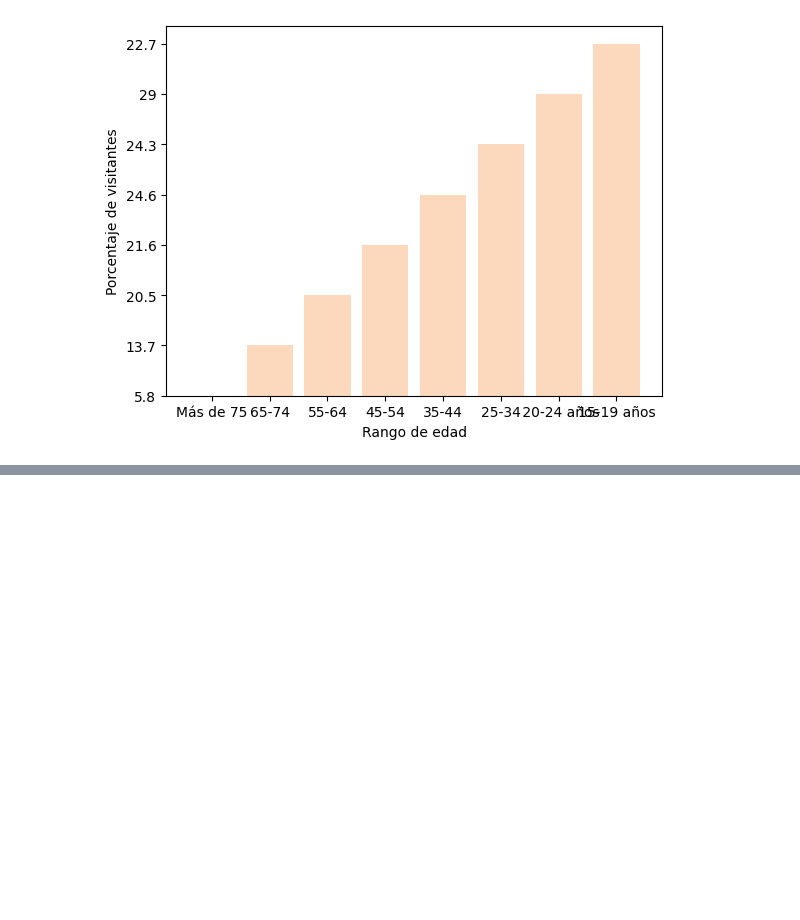
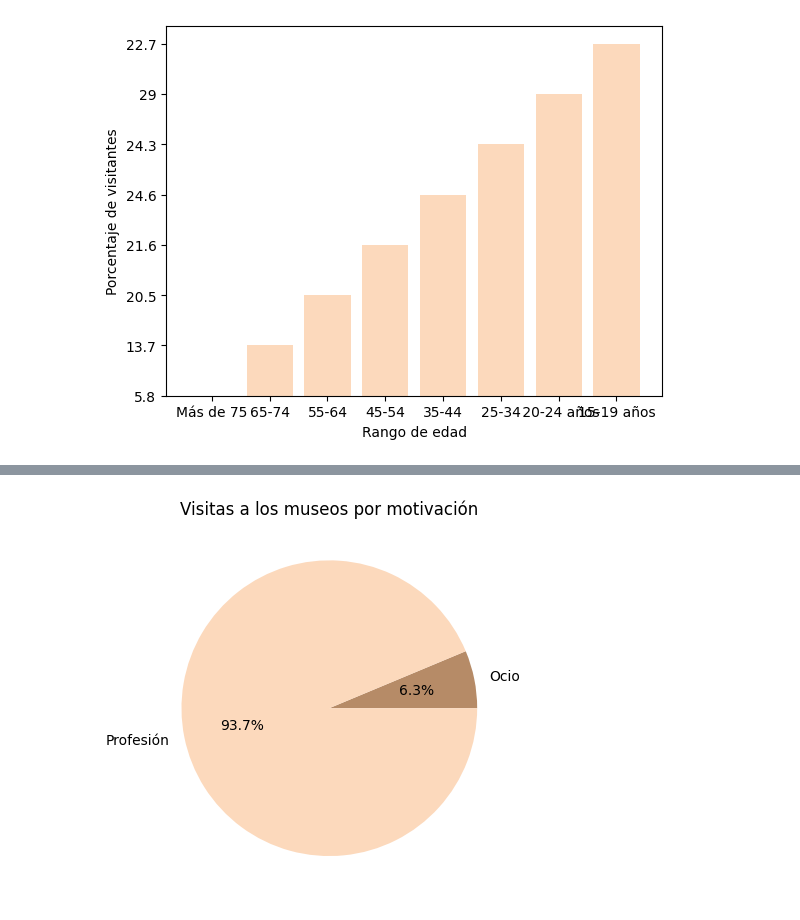
Before and after one commit to mpvdes/2022-2023-TFM-PAULA-VICENTE, a Jupyter notebook: TFM/python/datos-visitantes.ipynb, the cells around one changed output, grey strips where cells are left out. Drawn from its saved outputs; the diff is of its cells as text; code cells hidden in the pictures; blank space fills up the shorter version.

```diff
--- a/TFM/python/datos-visitantes.ipynb
+++ b/TFM/python/datos-visitantes.ipynb
@@ -49,3 +47,5 @@ plt.ylabel('Porcentaje de visitantes')
 plt.show()
 # %% [output]
 [figure]
+# %%
+profesiones = pd.read_excel("datos/visitantes/visitaok.xls")
@@ -51,0 +70,17 @@ plt.show()
+# %%
+ocio = profesiones.loc[3, 'Column2']
+profesion = profesiones.loc[3, 'Column3']
+# %%
+datos = [ocio, profesion]
+etiquetas = ['Ocio', 'Profesión']
+colores = ['#B68B67', '#FCD9BC']
+# %%
+
+plt.pie(datos, labels=etiquetas, colors=colores, autopct='%1.1f%%')
+plt.title('Visitas a los museos por motivación')
+
+
+
+plt.show()
+# %% [output]
+[figure, added]
```
Also changed, not shown: parts of 6 cells of this notebook, 14 other files.
